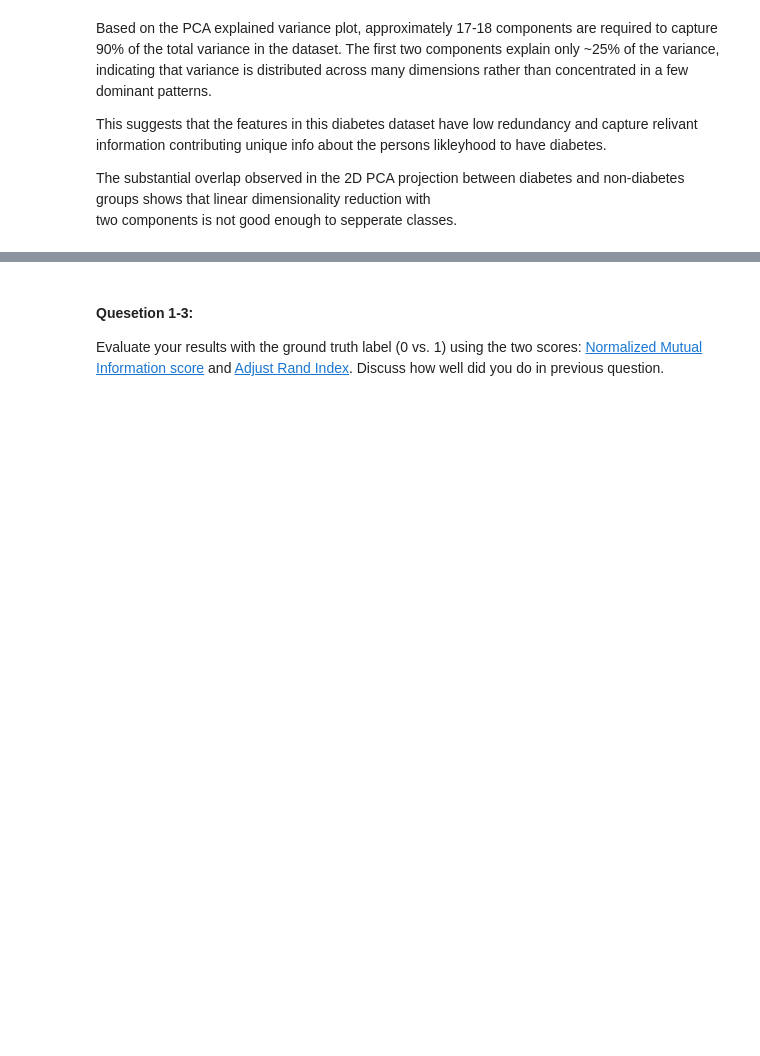
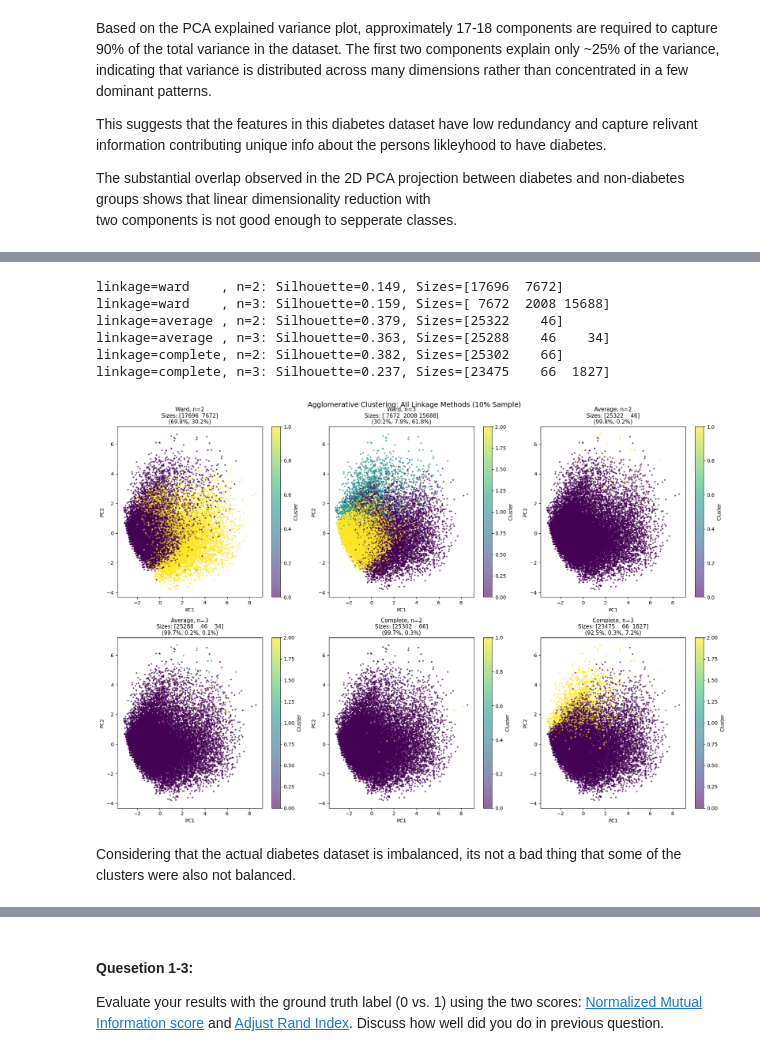
Before and after one commit to riccimason99/Assignment_3_DSCI_631, a Jupyter notebook: Assignment3_DSCI 631.ipynb, the cells around one changed output, grey strips where cells are left out. Cells and saved outputs as stored; diff of their text form; code cells hidden in the pictures; blank space fills up the shorter version.

```diff
--- a/Assignment3_DSCI 631.ipynb
+++ b/Assignment3_DSCI 631.ipynb
@@ -342,0 +359,4 @@ Pay attention to the sizes of the clusters created. Inspect the outcome, discuss
+# %%
+# Scale the data
+scaler = StandardScaler()
+X_scaled = scaler.fit_transform(X)
@@ -342,0 +411,72 @@ Pay attention to the sizes of the clusters created. Inspect the outcome, discuss
+# %%
+# Tune Agglomerative Clustering
+
+for linkage in ["ward", "average", "complete"]:
+    for n in [2, 3]:
+        agg = AgglomerativeClustering(n_clusters=n, linkage=linkage)
+        labels = agg.fit_predict(X_sample_scaled)
+
+        sil = silhouette_score(X_sample_scaled, labels)
+        sizes = np.bincount(labels)
+
+        print(f"linkage={linkage:8s}, n={n}: "
+              f"Silhouette={sil:.3f}, Sizes={sizes}")
+# %% [output]
+linkage=ward    , n=2: Silhouette=0.149, Sizes=[17696  7672]
+linkage=ward    , n=3: Silhouette=0.159, Sizes=[ 7672  2008 15688]
+linkage=average , n=2: Silhouette=0.379, Sizes=[25322    46]
+linkage=average , n=3: Silhouette=0.363, Sizes=[25288    46    34]
+linkage=complete, n=2: Silhouette=0.382, Sizes=[25302    66]
+linkage=complete, n=3: Silhouette=0.237, Sizes=[23475    66  1827]
+# %%
+import matplotlib.pyplot as plt
+
+from sklearn.decomposition import PCA
+from sklearn.preprocessing import StandardScaler
+from sklearn.pipeline import make_pipeline
+
+pca_sample = make_pipeline(StandardScaler(), PCA(n_components=2))
+X_sample_pca = pca_sample.fit_transform(X_sample)
+
+# Create a 2×3 grid of plots
+fig, axes = plt.subplots(2, 3, figsize=(18, 12))
+axes = axes.ravel()
+
+plot_idx = 0
+for linkage in ["ward", "average", "complete"]:
+    for n in [2, 3]:
+        # Fit Agglomerative
+        agg = AgglomerativeClustering(n_clusters=n, linkage=linkage)
+        labels = agg.fit_predict(X_sample_scaled)
+
+        # Get cluster sizes
+        sizes = np.bincount(labels)
+        sizes_pct = sizes / len(labels) * 100
+
+        # Plot
+        scatter = axes[plot_idx].scatter(
+            X_sample_pca[:, 0], X_sample_pca[:, 1],
+            c=labels, cmap='viridis', alpha=0.6, s=5
+        )
+
+        axes[plot_idx].set_title(
+            f'{linkage.capitalize()}, n={n}\nSizes: {sizes}\n' +
+            f'({", ".join([f"{p:.1f}%" for p in sizes_pct])})',
+            fontsize=11
+        )
+        axes[plot_idx].set_xlabel('PC1')
+        axes[plot_idx].set_ylabel('PC2')
+
+        # Add colorbar
+        plt.colorbar(scatter, ax=axes[plot_idx], label='Cluster')
+
+        plot_idx += 1
+
+plt.tight_layout()
+plt.suptitle('Agglomerative Clustering: All Linkage Methods (10% Sample)',
+             fontsize=14, y=1.00)
+plt.show()
+# %% [output]
+[figure, added]
+# %% [markdown]
+Considering that the actual diabetes dataset is imbalanced, its not a bad thing that some of the clusters were also not balanced.
```
Also changed, not shown: parts of 17 cells of this notebook.
